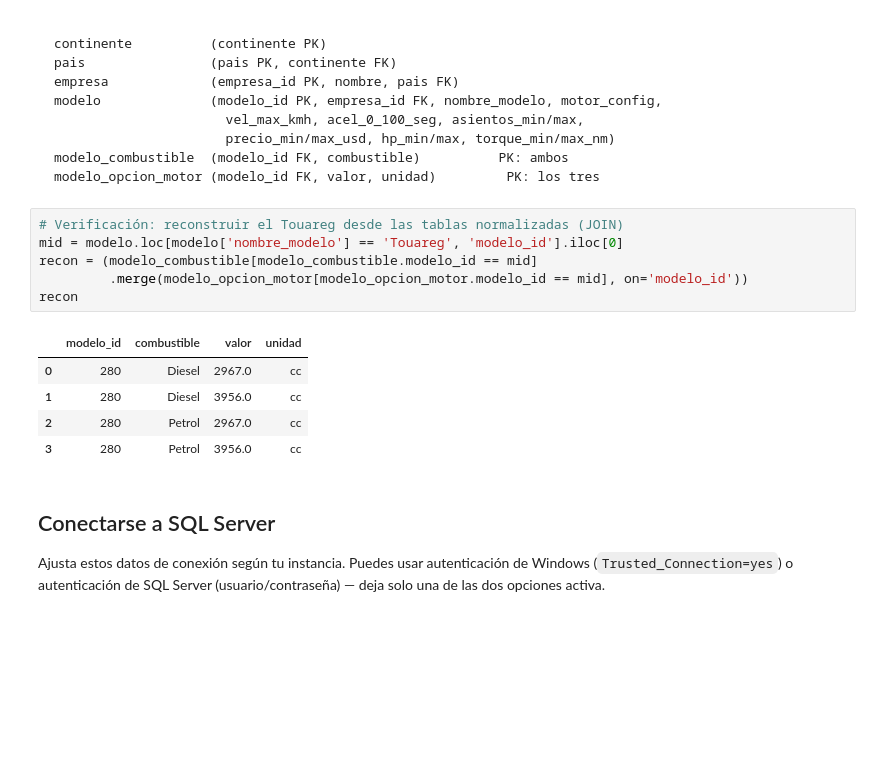
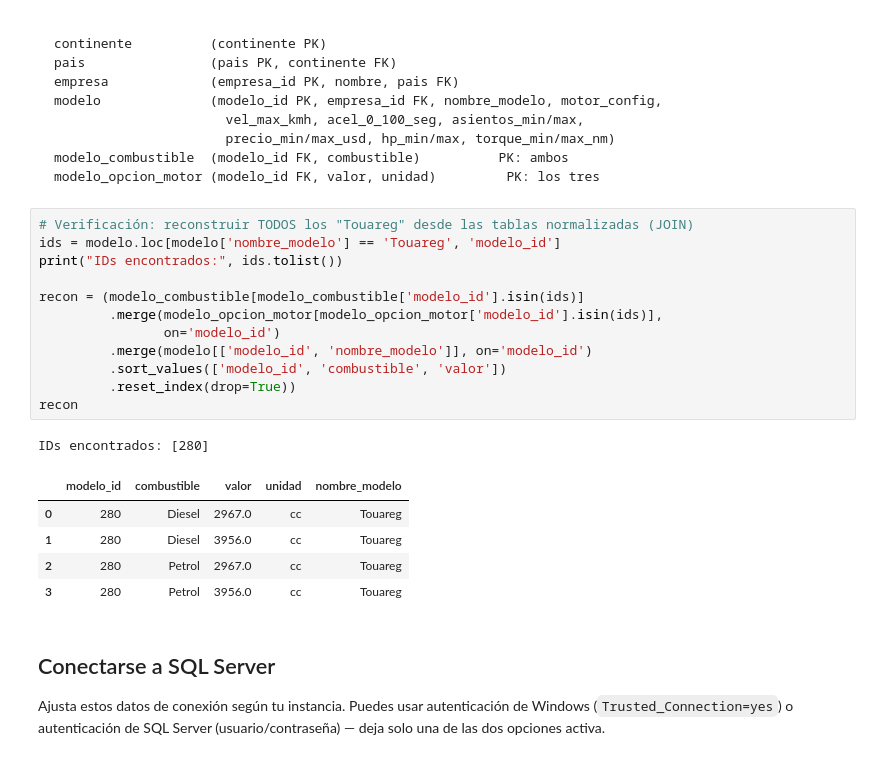
Before and after one commit to Alexiss2077/Modelo-Relacional-Formal, a Jupyter notebook: cars_normalizacion_sqlserver.ipynb, the cells around one changed output. Saved outputs shown, nothing was run; the diff lists cells and outputs as text; blank space fills up the shorter version.

````diff
--- a/cars_normalizacion_sqlserver.ipynb
+++ b/cars_normalizacion_sqlserver.ipynb
@@ -290,17 +290,24 @@ modelo_combustible  (modelo_id FK, combustible)          PK: ambos
 modelo_opcion_motor (modelo_id FK, valor, unidad)         PK: los tres
 ```
 # %%
-# Verificación: reconstruir el Touareg desde las tablas normalizadas (JOIN)
-mid = modelo.loc[modelo['nombre_modelo'] == 'Touareg', 'modelo_id'].iloc[0]
-recon = (modelo_combustible[modelo_combustible.modelo_id == mid]
-         .merge(modelo_opcion_motor[modelo_opcion_motor.modelo_id == mid], on='modelo_id'))
+# Verificación: reconstruir TODOS los "Touareg" desde las tablas normalizadas (JOIN)
+ids = modelo.loc[modelo['nombre_modelo'] == 'Touareg', 'modelo_id']
+print("IDs encontrados:", ids.tolist())
+
+recon = (modelo_combustible[modelo_combustible['modelo_id'].isin(ids)]
+         .merge(modelo_opcion_motor[modelo_opcion_motor['modelo_id'].isin(ids)],
+                on='modelo_id')
+         .merge(modelo[['modelo_id', 'nombre_modelo']], on='modelo_id')
+         .sort_values(['modelo_id', 'combustible', 'valor'])
+         .reset_index(drop=True))
 recon
 # %% [output]
+IDs encontrados: [280]
-|  | modelo_id | combustible | valor | unidad |
-| 0 | 280 | Diesel | 2967.0 | cc |
-| 1 | 280 | Diesel | 3956.0 | cc |
-| 2 | 280 | Petrol | 2967.0 | cc |
-| 3 | 280 | Petrol | 3956.0 | cc |
+|  | modelo_id | combustible | valor | unidad | nombre_modelo |
+| 0 | 280 | Diesel | 2967.0 | cc | Touareg |
+| 1 | 280 | Diesel | 3956.0 | cc | Touareg |
+| 2 | 280 | Petrol | 2967.0 | cc | Touareg |
+| 3 | 280 | Petrol | 3956.0 | cc | Touareg |
 # %% [markdown]
 ## Conectarse a SQL Server
 
````
Also changed, not shown: parts of 3 cells of this notebook.
